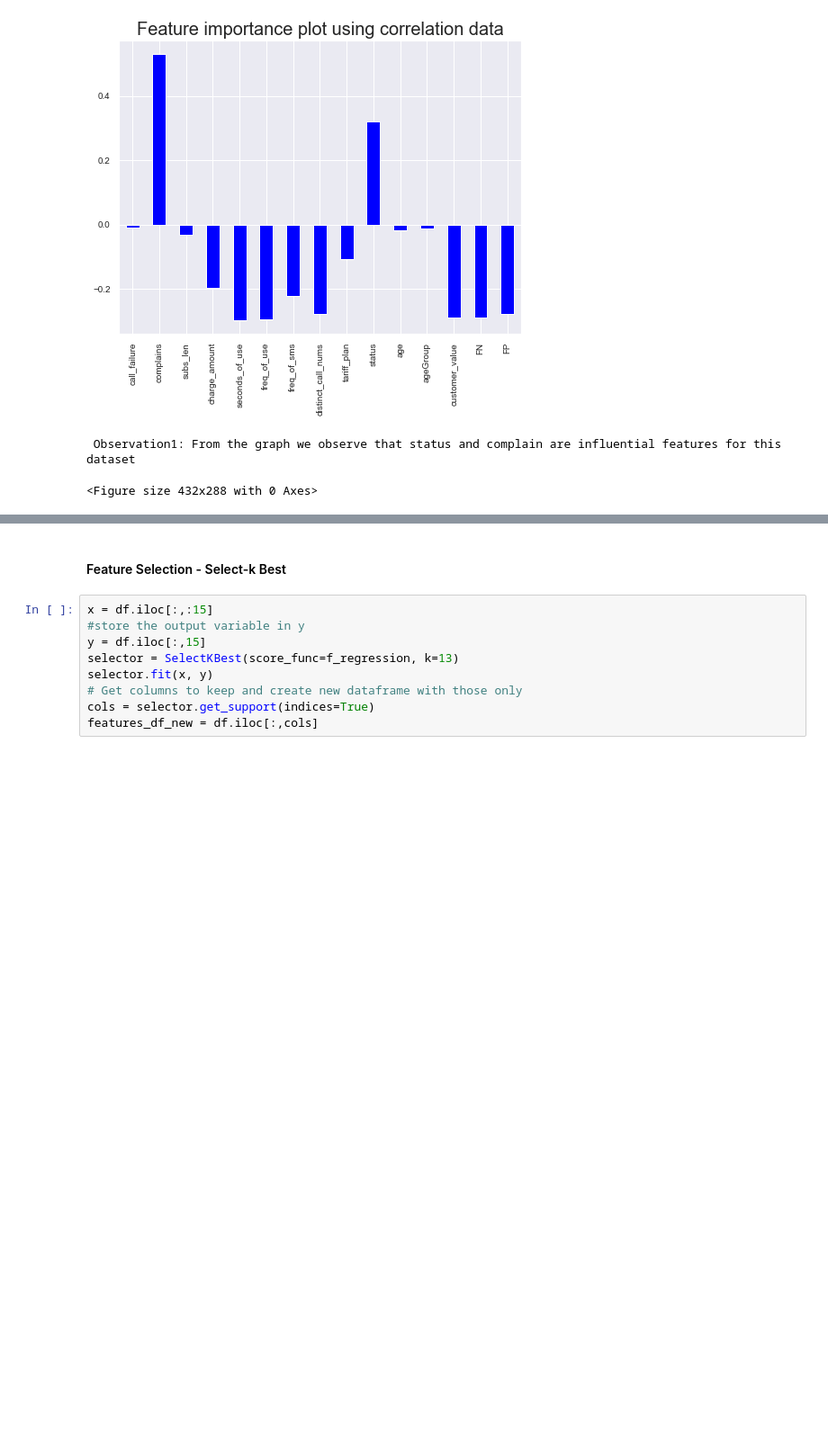
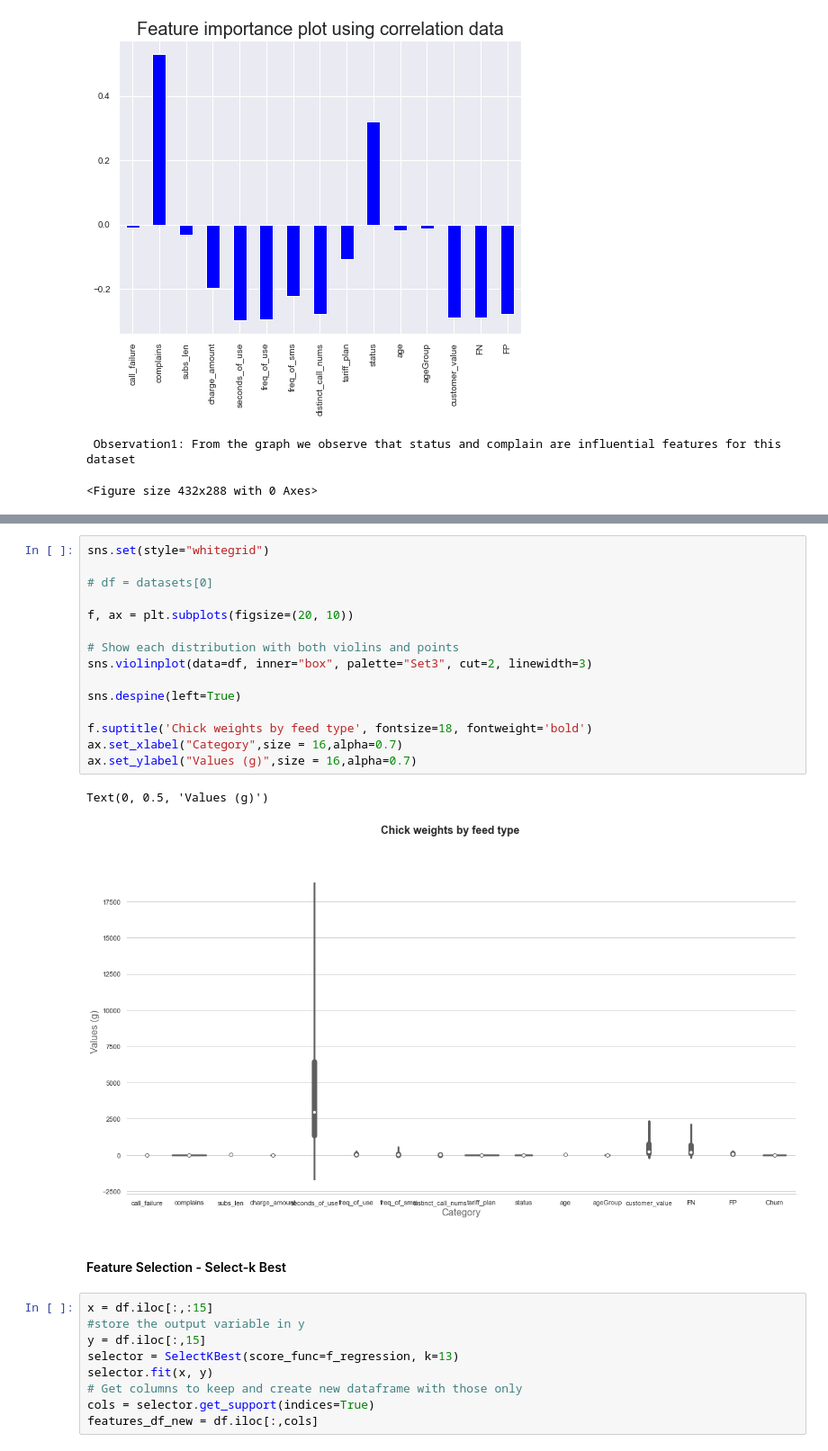
Before and after one commit to rohit-chandra/Customer_Churn_Analysis, a Jupyter notebook: data_visualization/Data visualization after cleaning.ipynb, the cells around one changed output, grey strips where cells are left out. Shown at 90% size. Saved outputs shown, nothing was run; the diff lists cells and outputs as text; blank space fills up the shorter version.

Commit message:
Added violine plot

```diff
--- a/data_visualization/Data visualization after cleaning.ipynb
+++ b/data_visualization/Data visualization after cleaning.ipynb
@@ -205,3 +188,21 @@ SyntaxError: invalid syntax (<ipython-input-33-17fecbf7ee85>, line 8)
+# %%
+sns.set(style="whitegrid")
+
+# df = datasets[0]
+
+f, ax = plt.subplots(figsize=(20, 10))
+
+# Show each distribution with both violins and points
+sns.violinplot(data=df, inner="box", palette="Set3", cut=2, linewidth=3)
+
+sns.despine(left=True)
+
+f.suptitle('Chick weights by feed type', fontsize=18, fontweight='bold')
+ax.set_xlabel("Category",size = 16,alpha=0.7)
+ax.set_ylabel("Values (g)",size = 16,alpha=0.7)
+# %% [output]
+Text(0, 0.5, 'Values (g)')
+[figure, added]
 # %% [markdown]
 #### Feature Selection - Select-k Best
 # %%
```
Also changed, not shown: parts of 6 cells of this notebook.
